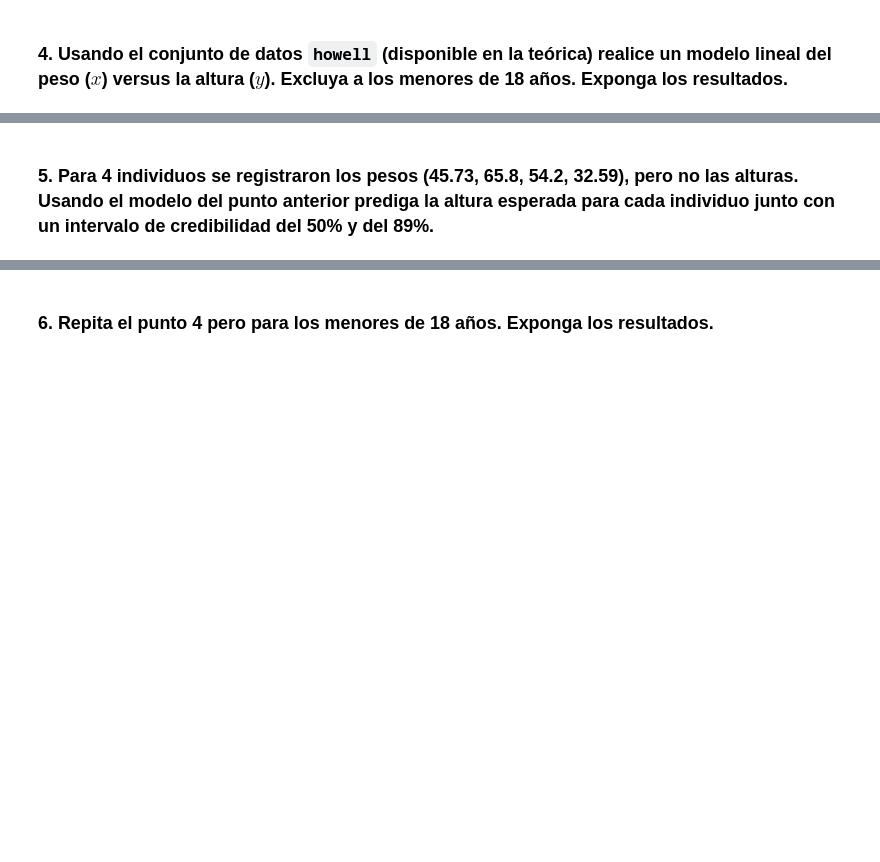
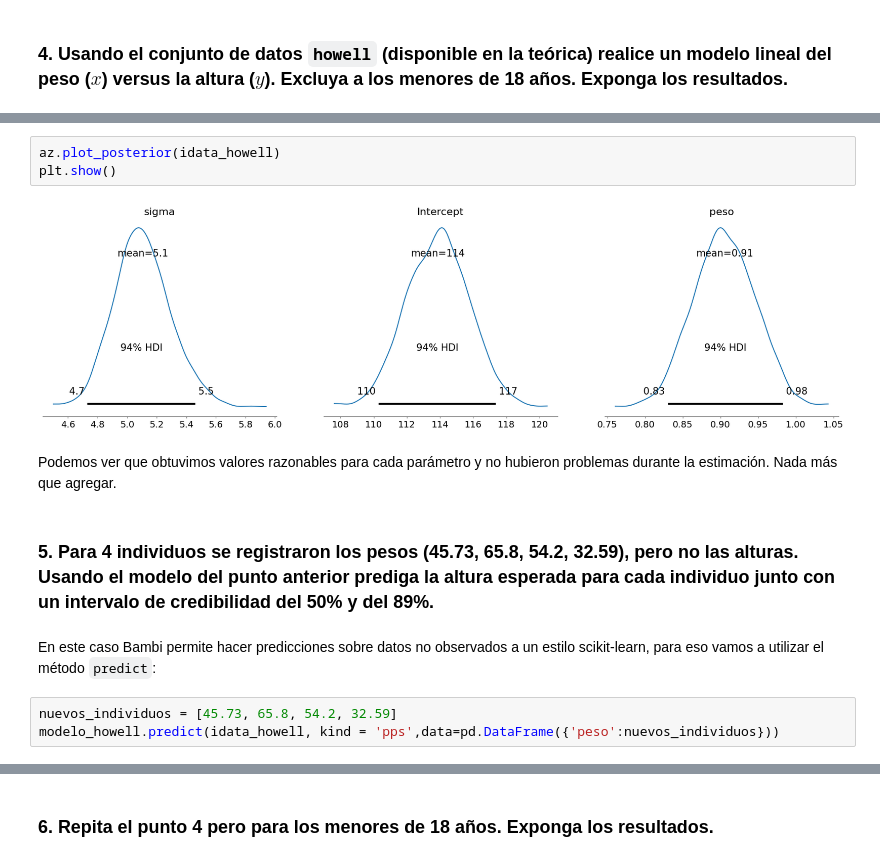
Before and after one commit to Gerardo1909/EEI2_ejercicios, a Jupyter notebook: ejercicios/modulo5.ipynb, the cells around one changed output, grey strips where cells are left out. Drawn from its saved outputs; the diff is of its cells as text; blank space fills up the shorter version.

```diff
--- a/ejercicios/modulo5.ipynb
+++ b/ejercicios/modulo5.ipynb
@@ -39,2 +147,14 @@ $$\epsilon \sim HalfNormal(25)$$
+# %%
+az.plot_posterior(idata_howell)
+plt.show()
+# %% [output]
+[figure, added]
+# %% [markdown]
+Podemos ver que obtuvimos valores razonables para cada parámetro y no hubieron problemas durante la estimación. Nada más que agregar.
 # %% [markdown]
 ### 5. Para 4 individuos se registraron los pesos (45.73, 65.8, 54.2, 32.59), pero no las alturas. Usando el modelo del punto anterior prediga la altura esperada para cada individuo junto con un intervalo de credibilidad del 50% y del 89%.
+# %% [markdown]
+En este caso Bambi permite hacer predicciones sobre datos no observados a un estilo scikit-learn, para eso vamos a utilizar el método `predict`:
+# %%
+nuevos_individuos = [45.73, 65.8, 54.2, 32.59]
+modelo_howell.predict(idata_howell, kind = 'pps',data=pd.DataFrame({'peso':nuevos_individuos}))
```
Also changed, not shown: parts of 89 cells of this notebook.
